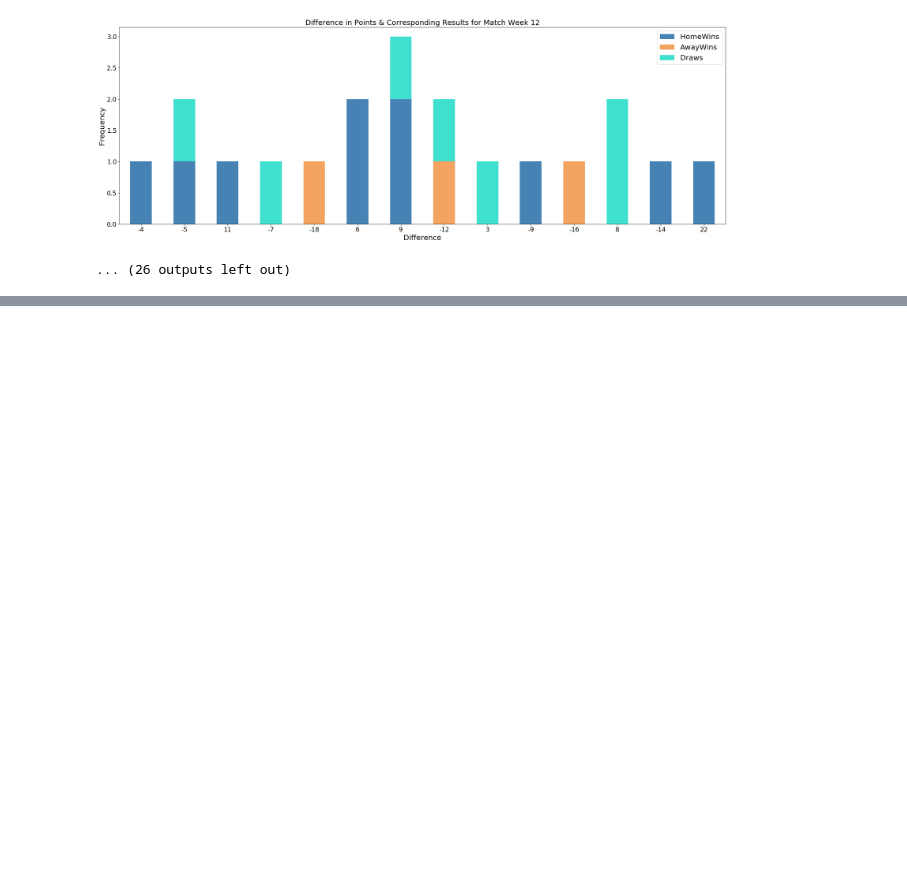
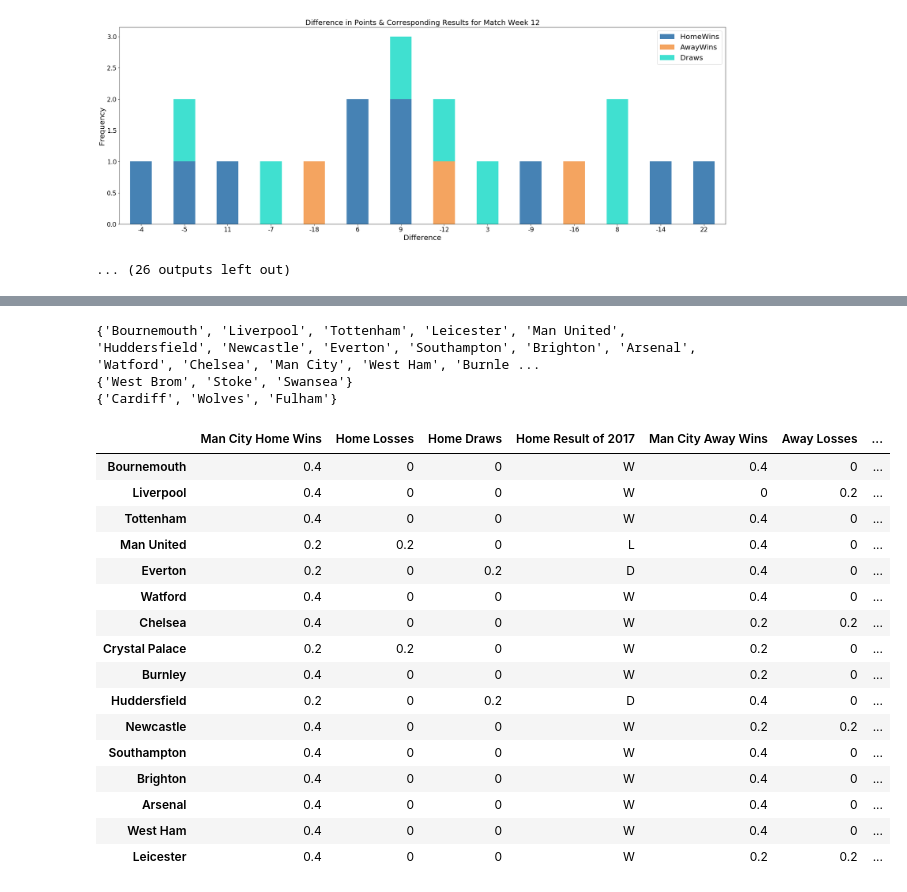
Before and after one commit to itsbhardwaj/Football-Analysis, a Jupyter notebook: MyFootball/Football Analysis.ipynb, the cells around one changed output, grey strips where cells are left out. Cells and saved outputs as stored; diff of their text form; code cells hidden in the pictures; blank space fills up the shorter version.

```diff
--- a/MyFootball/Football Analysis.ipynb
+++ b/MyFootball/Football Analysis.ipynb
@@ -700,14 +700,14 @@ h2h_9, teams9 = get_h2h_stat(playingStats1)
 h2h_10, teams10 = get_h2h_stat(playingStats2)
 # %%
 # Get only those teams which are present in each year:
-comm_teams = teams9 & teams10 & teams11 & teams12 & teams13 & teams14
-print comm_teams
+comm_teams = teams9 & teams10
+print (comm_teams)
 
 # Function to remove uncommon teams from head to head dict.
 def remove_uncomm_teams(h2h, teams, comm_teams):
     teams_to_remove = set(teams) - comm_teams
     teams = set(teams)
-    print teams_to_remove
+    print (teams_to_remove)
 
     # Removes entire records of teams which are not there in all years
     for team in teams_to_remove:
@@ -717,12 +717,13 @@ def remove_uncomm_teams(h2h, teams, comm_teams):
     for team in (teams-teams_to_remove):
         for opp in teams_to_remove:
             h2h[team].pop(opp)
+
     return h2h
 
 # Removes uncommon teams from head to head of each year.
 h2hc_9 = remove_uncomm_teams(h2h_9, teams9, comm_teams)
 h2hc_10 = remove_uncomm_teams(h2h_10, teams10, comm_teams)
-h2hc_11 = remove_uncomm_teams(h2h_11, teams11, comm_teams)
-h2hc_12 = remove_uncomm_teams(h2h_12, teams12, comm_teams)
-h2hc_13 = remove_uncomm_teams(h2h_13, teams13, comm_teams)
-h2hc_14 = remove_uncomm_teams(h2h_14, teams14, comm_teams)
+# %% [output]
+{'Bournemouth', 'Liverpool', 'Tottenham', 'Leicester', 'Man United', 'Huddersfield', 'Newcastle', 'Everton', 'Southampton', 'Brighton', 'Arsenal', 'Watford', 'Chelsea', 'Man City', 'West Ham', 'Burnle ...
+{'West Brom', 'Stoke', 'Swansea'}
+{'Cardiff', 'Wolves', 'Fulham'}
@@ -728,0 +792,57 @@ h2hc_14 = remove_uncomm_teams(h2h_14, teams14, comm_teams)
+# %%
+# This function merges the past head to head record with the year required's result and returns a dataframe.
+
+def getall_h2h_record(h2h_stats, team, h2hc, year_of_h2hc):
+    teams = set(h2h_stats.keys()) - set([team])
+    df_dict = {}
+    for some_team in teams:
+        stat = h2h_stats[team][some_team]
+        res = h2hc[team][some_team]
+        stat[ res[0][0] ] = res[0][1]
+        stat[ res[1][0] ] = res[1][1]
+        df_dict[some_team] = stat
+    df = pd.DataFrame(data=df_dict).T
+
+    # Rename columns for h2hc_year
+    df['Home Result of ' + year_of_h2hc] = df['H']
+    df['Away Result of ' + year_of_h2hc] = df['A']
+
+    # Reorder columns
+    df.fillna(value= 'None')
+    cols = [team +' Home Wins', 'Home Losses','Home Draws', 'Home Result of ' + year_of_h2hc,
+            team + ' Away Wins', 'Away Losses', 'Away Draws', 'Total Matches', 'Away Result of ' + year_of_h2hc]
+    df = df[cols]
+    return df
+
+h2h17_arsenal = getall_h2h_record(h2h_stats, 'Arsenal', h2hc_9, '2017')
+h2h17_mancity = getall_h2h_record(h2h_stats, 'Man City', h2hc_9, '2017')
+h2h17_manutd = getall_h2h_record(h2h_stats, 'Man United', h2hc_9, '2017')
+# %%
+# Calculates the probability from the h2h record so obtained
+
+def get_h2h_prob(h2h17, team, num_matches):
+    cols = [team +' Home Wins', 'Home Losses', 'Home Draws', team + ' Away Wins', 'Away Losses', 'Away Draws']
+    h2h17.drop('Total Matches', axis=1, inplace=True)
+    for column in cols:
+        h2h17[column] = h2h17[column] / (num_matches/2)
+    return h2h17
+
+get_h2h_prob(h2h17_mancity, 'Man City', 10)
+# %% [output]
+|  | Man City Home Wins | Home Losses | Home Draws | Home Result of 2017 | Man City Away Wins | Away Losses | ... |
+| Bournemouth | 0.4 | 0 | 0 | W | 0.4 | 0 | ... |
+| Liverpool | 0.4 | 0 | 0 | W | 0 | 0.2 | ... |
+| Tottenham | 0.4 | 0 | 0 | W | 0.4 | 0 | ... |
+| Man United | 0.2 | 0.2 | 0 | L | 0.4 | 0 | ... |
+| Everton | 0.2 | 0 | 0.2 | D | 0.4 | 0 | ... |
+| Watford | 0.4 | 0 | 0 | W | 0.4 | 0 | ... |
+| Chelsea | 0.4 | 0 | 0 | W | 0.2 | 0.2 | ... |
+| Crystal Palace | 0.2 | 0.2 | 0 | W | 0.2 | 0 | ... |
+| Burnley | 0.4 | 0 | 0 | W | 0.2 | 0 | ... |
+| Huddersfield | 0.2 | 0 | 0.2 | D | 0.4 | 0 | ... |
+| Newcastle | 0.4 | 0 | 0 | W | 0.2 | 0.2 | ... |
+| Southampton | 0.4 | 0 | 0 | W | 0.4 | 0 | ... |
+| Brighton | 0.4 | 0 | 0 | W | 0.4 | 0 | ... |
+| Arsenal | 0.4 | 0 | 0 | W | 0.4 | 0 | ... |
+| West Ham | 0.4 | 0 | 0 | W | 0.4 | 0 | ... |
+| Leicester | 0.4 | 0 | 0 | W | 0.2 | 0.2 | ... |
```
Also changed, not shown: parts of 6 cells of this notebook, 1 other file.
